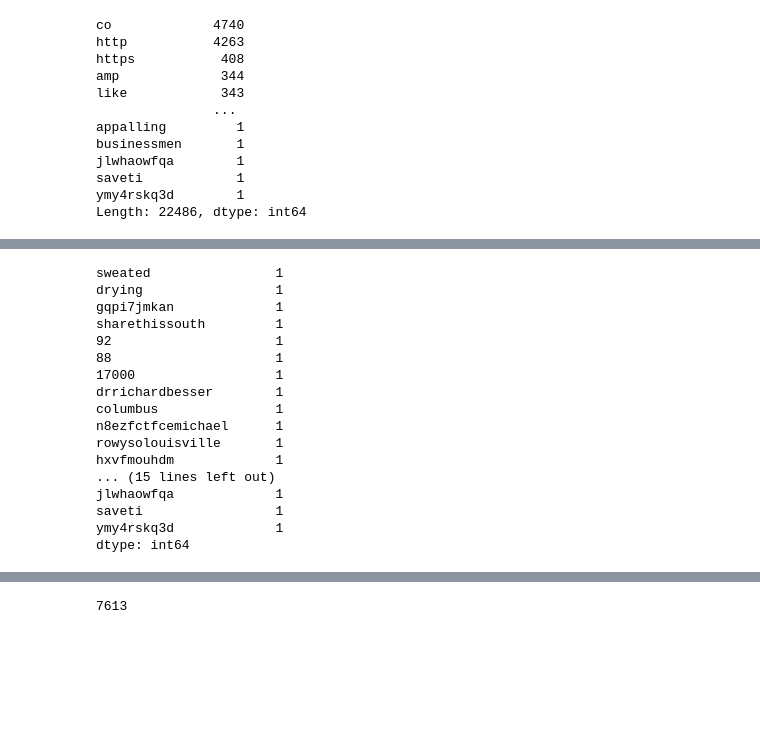
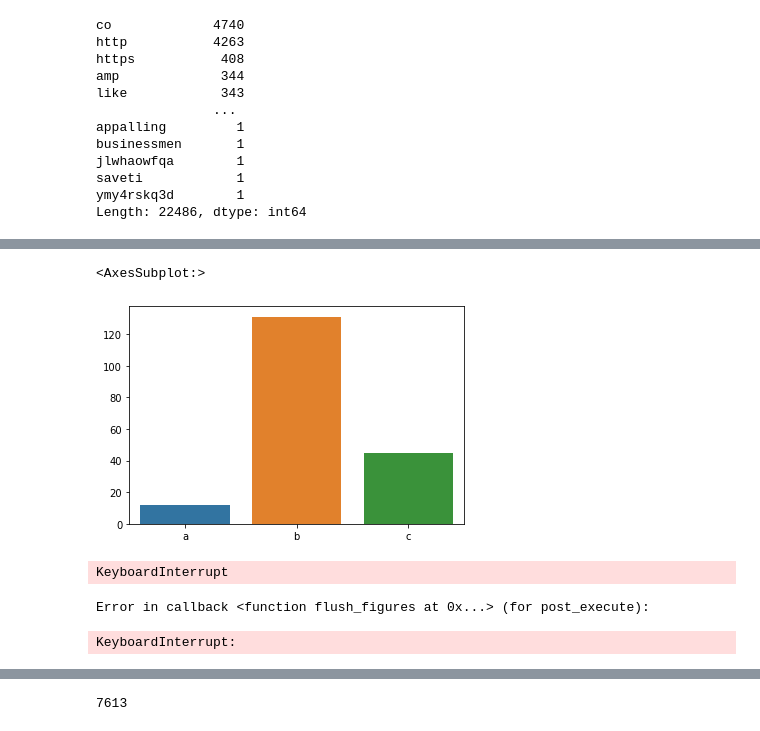
Before and after one commit to AlexandreGazagnes/ocr-donnees-textuelles, a Jupyter notebook: 01_text.ipynb, the cells around one changed output, grey strips where cells are left out. Saved outputs shown, nothing was run; the diff lists cells and outputs as text; code cells hidden in the pictures; blank space fills up the shorter version.

```diff
--- a/01_text.ipynb
+++ b/01_text.ipynb
@@ -381,20 +401,12 @@ dtype: int64
-# %%
-tmp.tail(30)
-# %% [output]
-sweated                1
-drying                 1
-gqpi7jmkan             1
-sharethissouth         1
-92                     1
-88                     1
-17000                  1
-drrichardbesser        1
-columbus               1
-n8ezfctfcemichael      1
-rowysolouisville       1
-hxvfmouhdm             1
-... (15 lines left out)
-jlwhaowfqa             1
-saveti                 1
-ymy4rskq3d             1
-dtype: int64
+# %%
+ser = pd.Series({"a":12, "b":131, "c" :45})
+sns.barplot(x=ser.index, y=ser.values)
+# %% [output]
+<AxesSubplot:>
+[figure, added]
+# %%
+sns.barplot(x=tmp.index, y=tmp.values)
+# %% [output]
+KeyboardInterrupt
+Error in callback <function flush_figures at 0x...> (for post_execute):
+KeyboardInterrupt:
```
Also changed, not shown: parts of 66 cells of this notebook, 1 other file.
